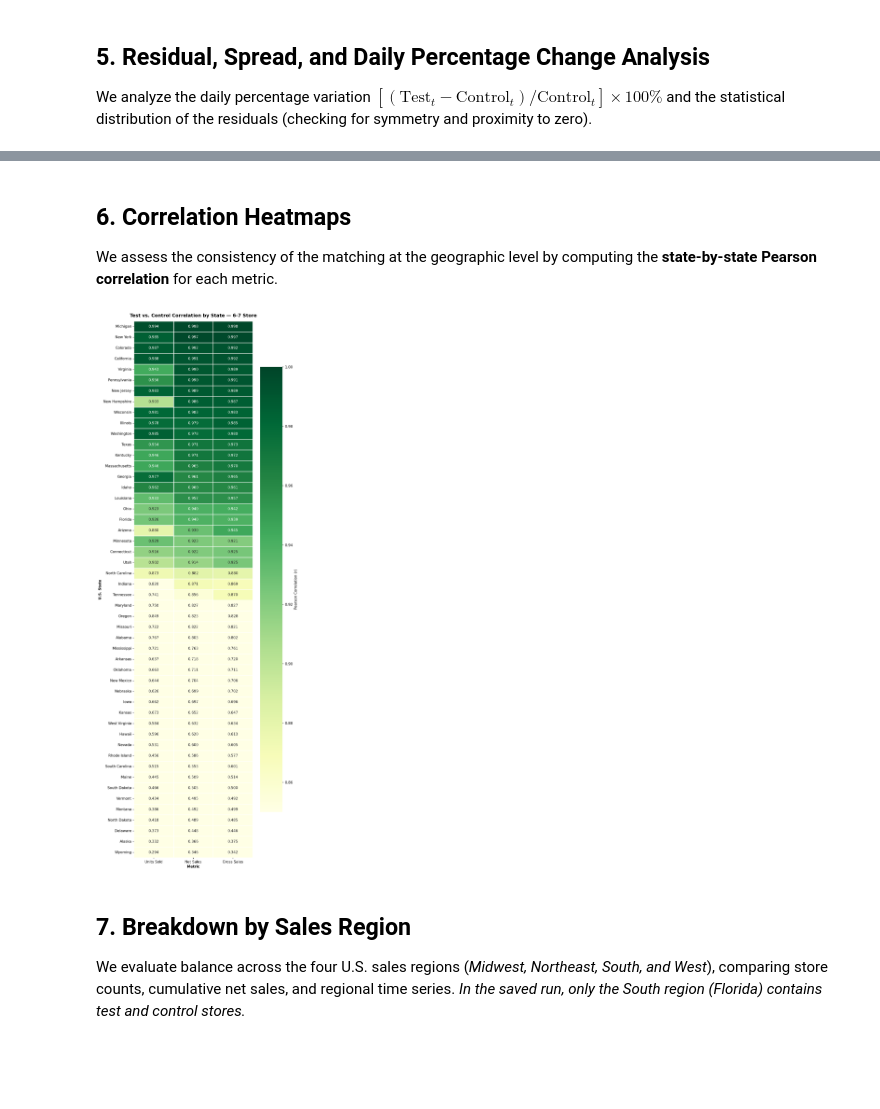
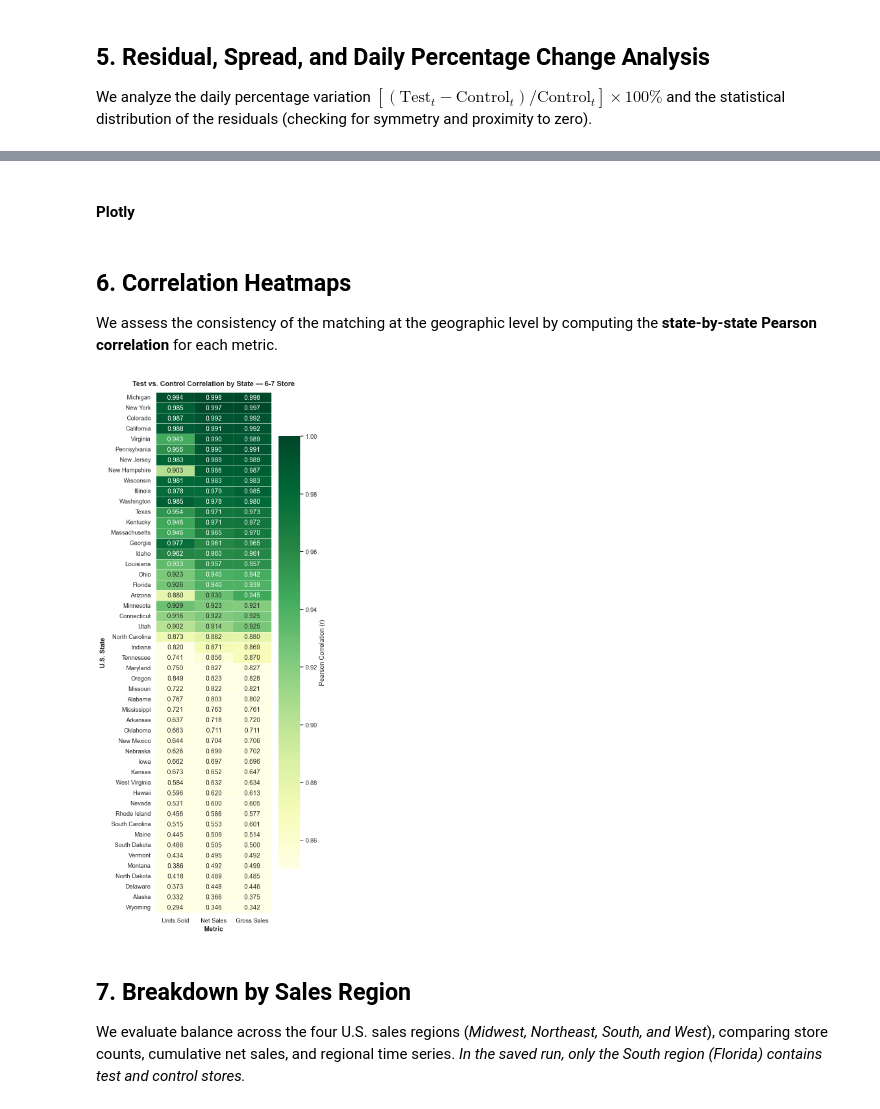
Before and after one commit to Krupique/retail-analytics, a Jupyter notebook: optimal-store-test-control/results.ipynb, the cells around one changed output, grey strips where cells are left out. Saved outputs shown, nothing was run; the diff lists cells and outputs as text; code cells hidden in the pictures; blank space fills up the shorter version.

```diff
--- a/optimal-store-test-control/results.ipynb
+++ b/optimal-store-test-control/results.ipynb
@@ -229,0 +273,42 @@ To show how the experimental groups relate to the whole chain, we plot the daily
+# %%
+# Daily totals for the entire network
+daily_total_network = (df_results.groupby('dt_ref').agg({'net_sales': 'sum', 'qty_sold': 'sum'}).reset_index())
+
+# Chart configuration
+sns.set_theme(style='whitegrid', context='notebook')
+
+fig, ax1 = plt.subplots(figsize=(14, 6))
+
+# Secondary axis
+ax2 = ax1.twinx()
+
+# Total Network on the secondary axis
+sns.lineplot(data=daily_total_network, x='dt_ref', y='net_sales', ax=ax2, color=PALETTE['total'], linewidth=2, linestyle=':', alpha=0.6, label=f'Total Network ({total_stores:,} stores)')
+
+# Test Group on the primary axis
+sns.lineplot(data=daily_agg[daily_agg['flag'] == 'test'], x='dt_ref', y='net_sales', ax=ax1, color=PALETTE['test'], linewidth=2.5, label=f'Test Group ({n_test:,} stores, {n_test/total_stores*100:.1f}% of network)')
+
+# Control Group on the primary axis
+sns.lineplot(data=daily_agg[daily_agg['flag'] == 'control'], x='dt_ref', y='net_sales', ax=ax1, color=PALETTE['control'], linewidth=2.2, linestyle='--', label=f'Control Group ({n_control:,} stores, {n_control/total_stores*100:.1f}% of network)')
+
+# Axis labels
+ax1.set_xlabel('Date', fontsize=10)
+ax1.set_ylabel('Test/Control Net Sales ($)', fontsize=10)
+ax2.set_ylabel('Total Network Net Sales ($)', fontsize=10)
+
+# Title
+ax1.set_title('Net Sales ($): Test vs. Control vs. Total 6-7 Network', fontsize=14, fontweight='bold', pad=20)
+
+# Combined legend
+lines_1, labels_1 = ax1.get_legend_handles_labels()
+lines_2, labels_2 = ax2.get_legend_handles_labels()
+
+ax1.legend(lines_1 + lines_2, labels_1 + labels_2, loc='upper center', bbox_to_anchor=(0.5, -0.12), ncol=2, frameon=True, fontsize=9)
+
+# Formatting
+ax1.grid(True, alpha=0.3)
+ax2.grid(False)
+
+plt.xticks(rotation=45)
+plt.tight_layout()
+plt.show()
@@ -282,3 +396,5 @@ We analyze the daily percentage variation $[(\text{Test}_t - \text{Control}_t) /
+# %% [markdown]
+#### Plotly
 # %%
 # Daily difference calculations
 df_diff = pd.DataFrame(index=daily_piv.index)
@@ -329,35 +445,35 @@ We assess the consistency of the matching at the geographic level by computing t
 # Pearson correlation by state for each metric
 state_metrics = []
 state_group = df_tc.groupby(['state', 'dt_ref', 'flag'])[['qty_sold', 'net_sales', 'gross_sales']].sum().reset_index()
 
 for st in state_group['state'].unique():
     sub = state_group[state_group['state'] == st]
     sub_piv = sub.pivot(index='dt_ref', columns='flag')
 
     row_dict = {'state': st}
     for m in ['qty_sold', 'net_sales', 'gross_sales']:
         t = sub_piv[(m, 'test')]
         c = sub_piv[(m, 'control')]
         row_dict[f'r_{m}'] = t.corr(c)
     state_metrics.append(row_dict)
 
 df_state_corr = pd.DataFrame(state_metrics).sort_values('r_net_sales', ascending=False).set_index('state')
 
 # Heatmap with Seaborn and the 7-Eleven-inspired palette
-plt.figure(figsize=(8, max(3, 0.4 * len(df_state_corr) + 2)), dpi=150)
+plt.figure(figsize=(6, max(3, 0.25 * len(df_state_corr) + 2)), dpi=120)
 sns.heatmap(
     df_state_corr[['r_qty_sold', 'r_net_sales', 'r_gross_sales']],
     annot=True, fmt='.3f', cmap='YlGn', vmin=0.85, vmax=1.0, linewidths=0.5,
     cbar_kws={'label': 'Pearson Correlation (r)'}
 )
 plt.title('Test vs. Control Correlation by State — 6-7 Store', fontsize=13, fontweight='bold', pad=12)
 plt.xlabel('Metric', fontweight='bold')
 plt.ylabel('U.S. State', fontweight='bold')
 plt.xticks([0.5, 1.5, 2.5], ['Units Sold', 'Net Sales', 'Gross Sales'], rotation=0)
 plt.tight_layout()
 plt.show()
 # %% [output]
-[figure, old version]
+[figure, new version]
 # %% [markdown]
 ## 7. Breakdown by Sales Region
 
```
Also changed, not shown: parts of 15 cells of this notebook.
